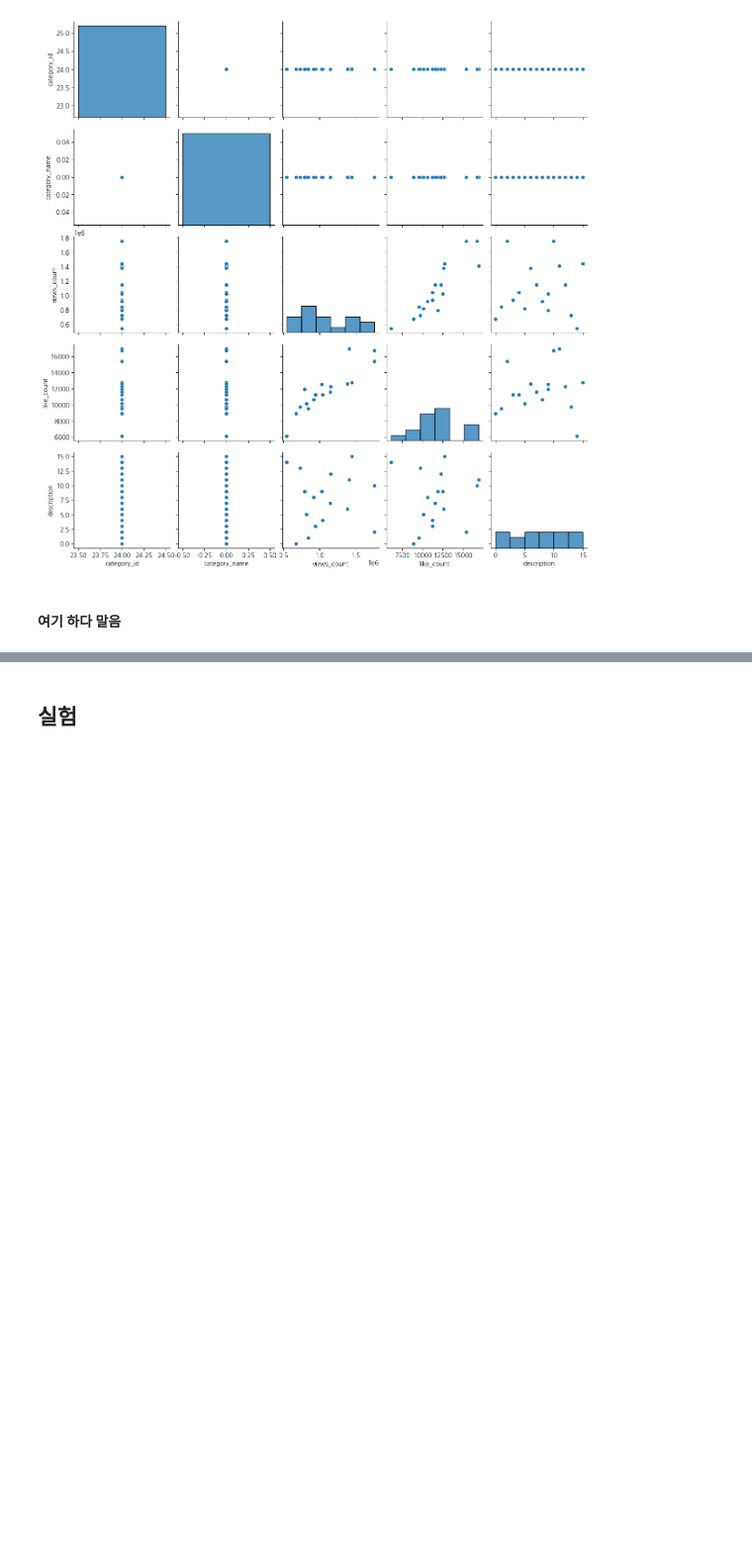
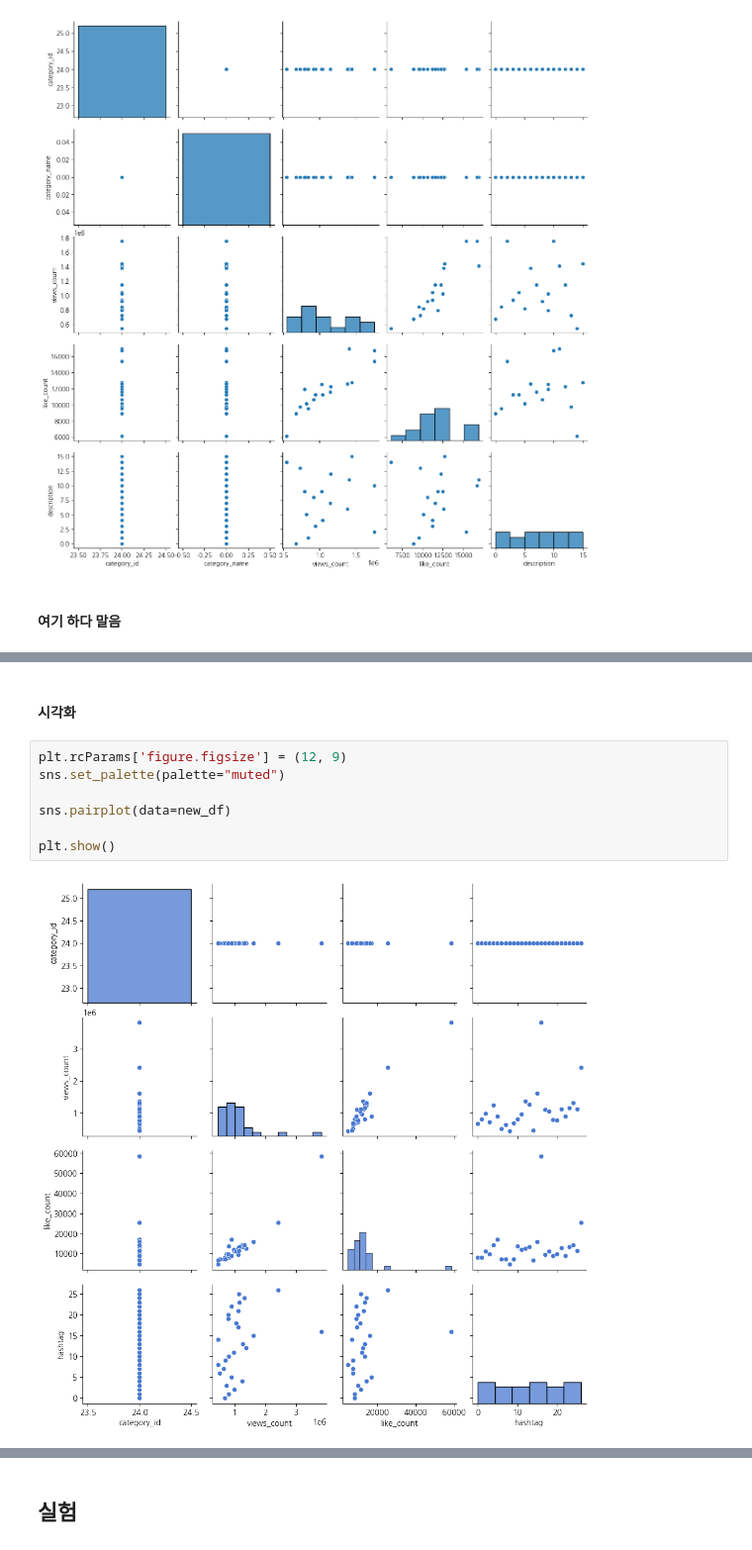
Before and after one commit to kimhyunso/coper-project, a Jupyter notebook: practice_analysis_dowon.ipynb, the cells around one changed output, grey strips where cells are left out. Shown at 99% size. Drawn from its saved outputs; the diff is of its cells as text; blank space fills up the shorter version.

```diff
--- a/practice_analysis_dowon.ipynb
+++ b/practice_analysis_dowon.ipynb
@@ -682,0 +747,11 @@ plt.show()
+# %% [markdown]
+#### 시각화
+# %%
+plt.rcParams['figure.figsize'] = (12, 9)
+sns.set_palette(palette="muted")
+
+sns.pairplot(data=new_df)
+
+plt.show()
+# %% [output]
+[figure, added]
```
Also changed, not shown: parts of 23 cells of this notebook, 1 other file.
